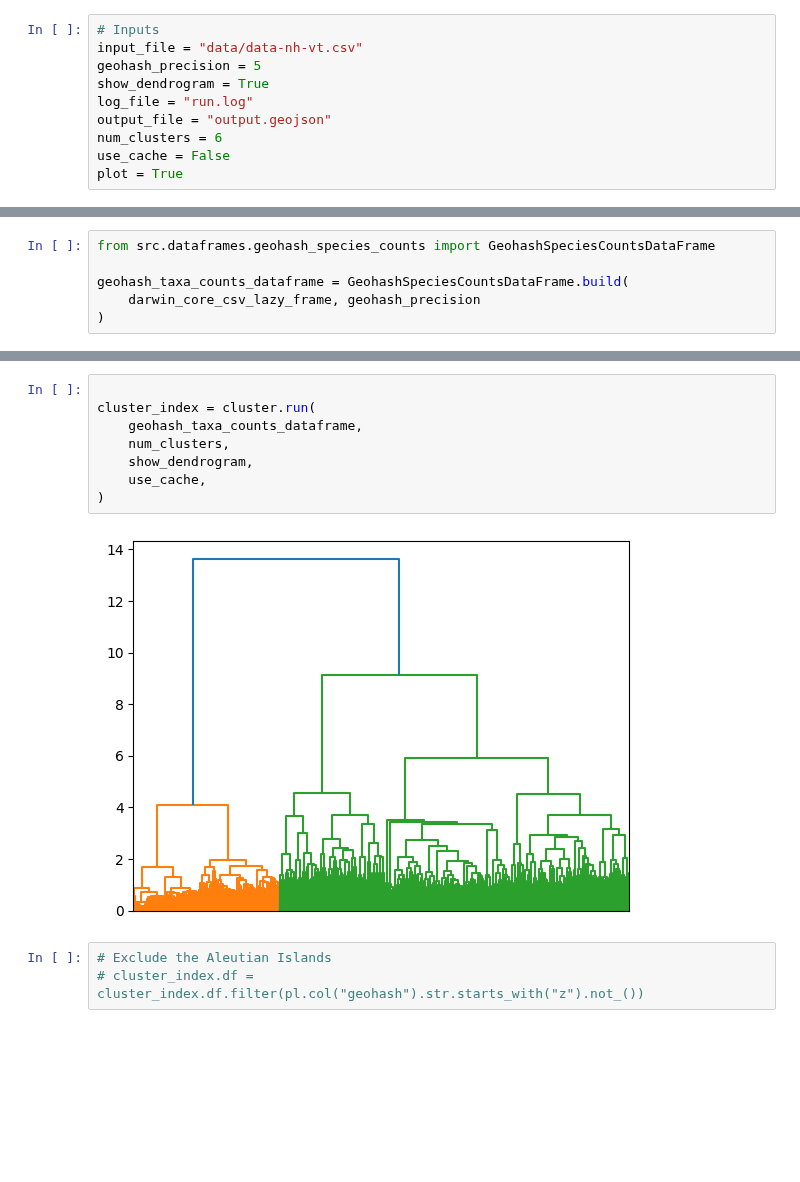
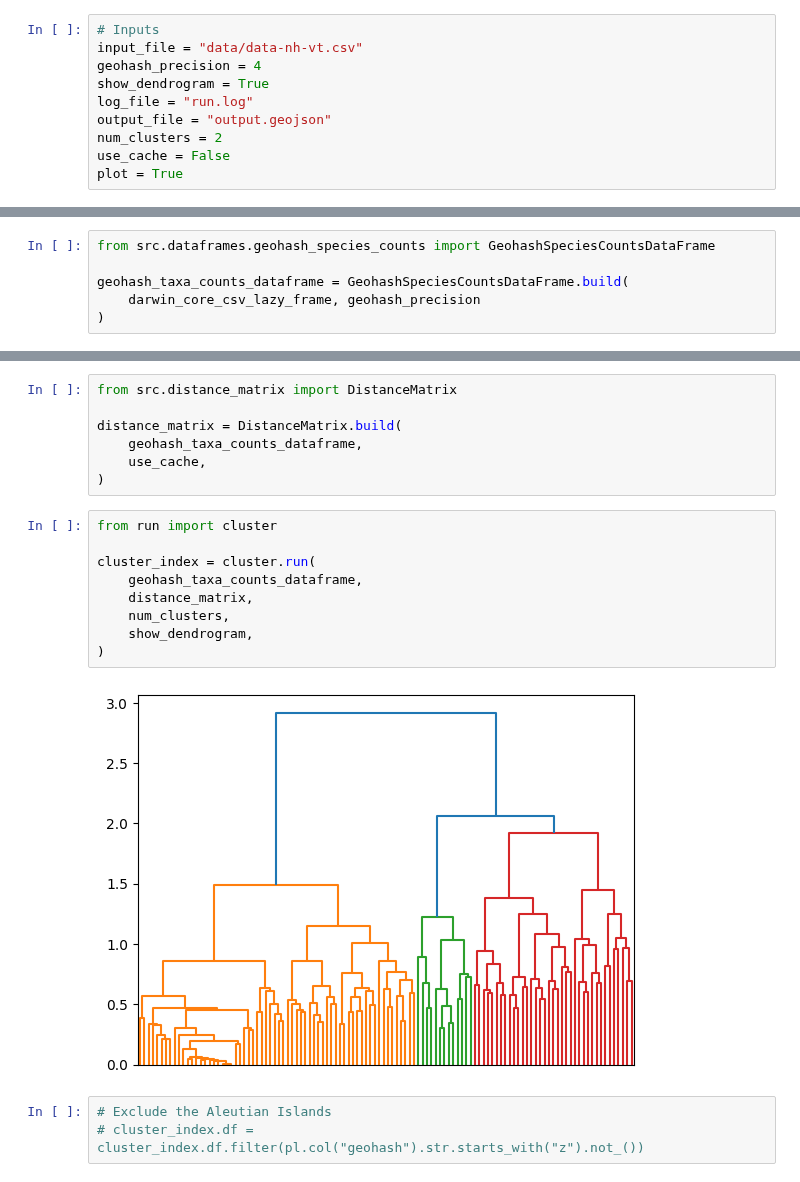
Before and after one commit to frewsxcv/citizen-science-bioregionalization, a Jupyter notebook: Workspace.ipynb, the cells around one changed output, grey strips where cells are left out. Drawn from its saved outputs; the diff is of its cells as text; blank space fills up the shorter version.

Commit message:
introduce distance matrix class

```diff
--- a/Workspace.ipynb
+++ b/Workspace.ipynb
@@ -9,11 +8,11 @@ import polars as pl
 # %%
 # Inputs
 input_file = "data/data-nh-vt.csv"
-geohash_precision = 5
+geohash_precision = 4
 show_dendrogram = True
 log_file = "run.log"
 output_file = "output.geojson"
-num_clusters = 6
+num_clusters = 2
 use_cache = False
 plot = True
 # %%
@@ -53,13 +35,21 @@ shape: (898_394, 5)
+# %%
+from src.distance_matrix import DistanceMatrix
+
+distance_matrix = DistanceMatrix.build(
+    geohash_taxa_counts_dataframe,
+    use_cache,
+)
 # %%
+from run import cluster
 
 cluster_index = cluster.run(
     geohash_taxa_counts_dataframe,
+    distance_matrix,
     num_clusters,
     show_dendrogram,
-    use_cache,
 )
 # %% [output]
-[figure, old version]
+[figure, new version]
 # %%
 # Exclude the Aleutian Islands
 # cluster_index.df = cluster_index.df.filter(pl.col("geohash").str.starts_with("z").not_())
```
Also changed, not shown: parts of 9 cells of this notebook, 3 other files.
